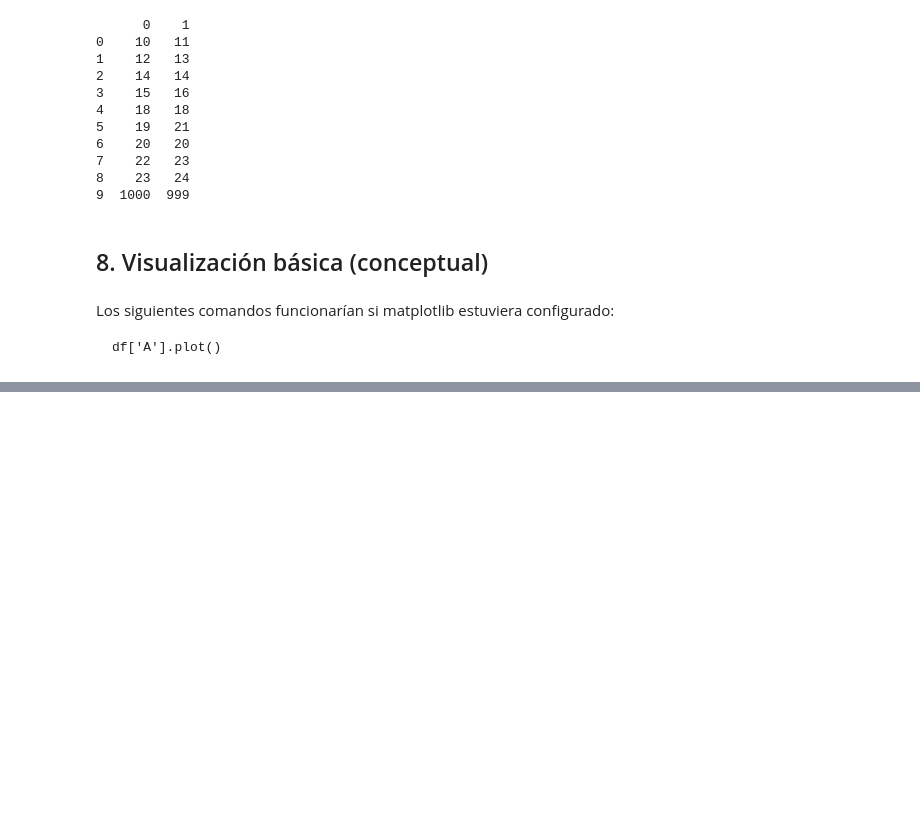
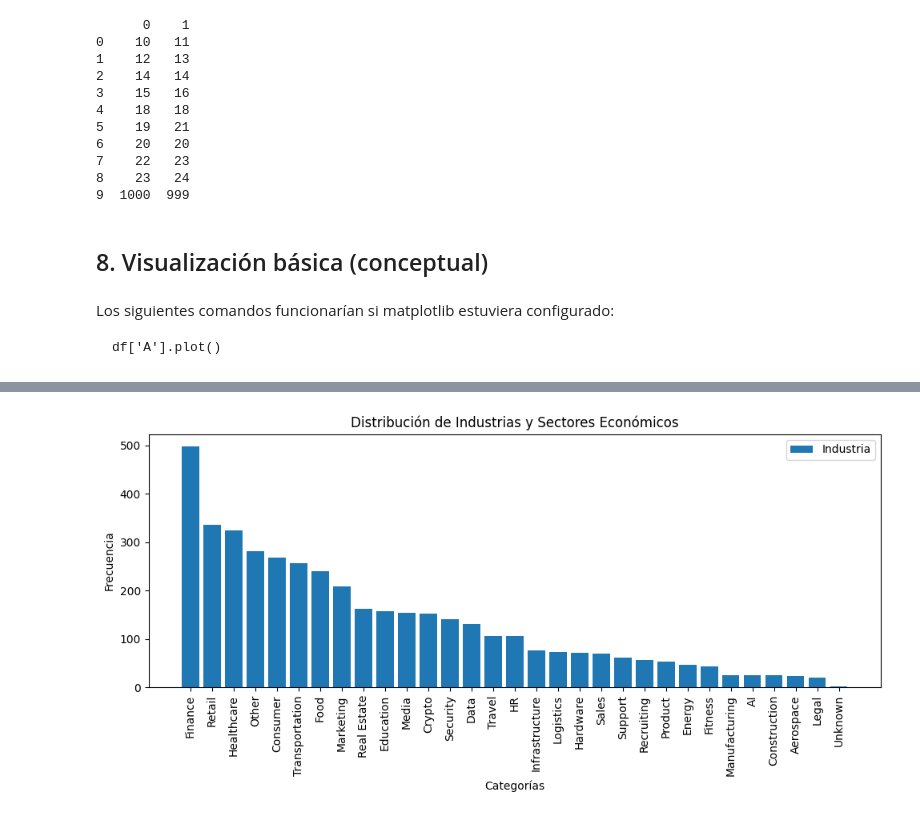
Before and after one commit to Twoeme/Prueba2, a Jupyter notebook: Pandas_Class/clase_pandas_notebook.ipynb, the cells around one changed output, grey strips where cells are left out. Saved outputs shown, nothing was run; the diff lists cells and outputs as text; code cells hidden in the pictures; blank space fills up the shorter version.

```diff
--- a/Pandas_Class/clase_pandas_notebook.ipynb
+++ b/Pandas_Class/clase_pandas_notebook.ipynb
@@ -819,0 +831,15 @@ memory usage: 4.0 KB
+# %%
+import matplotlib.pyplot as plt
+plt.figure(figsize=(10,5))
+plt.bar(df['industria'].value_counts().index, df['industria'].value_counts().values, label='Industria')
+#plt.bar(df['sector_economico'].value_counts().index, df['sector_economico'].value_counts().values, label='Sector Económico')
+plt.legend()
+
+plt.title('Distribución de Industrias y Sectores Económicos')
+plt.xlabel('Categorías')
+plt.ylabel('Frecuencia')
+plt.xticks(rotation=90)
+plt.tight_layout()
+plt.show()
+# %% [output]
+[figure, added]
```
Also changed, not shown: parts of 19 cells of this notebook, 4 other files.
